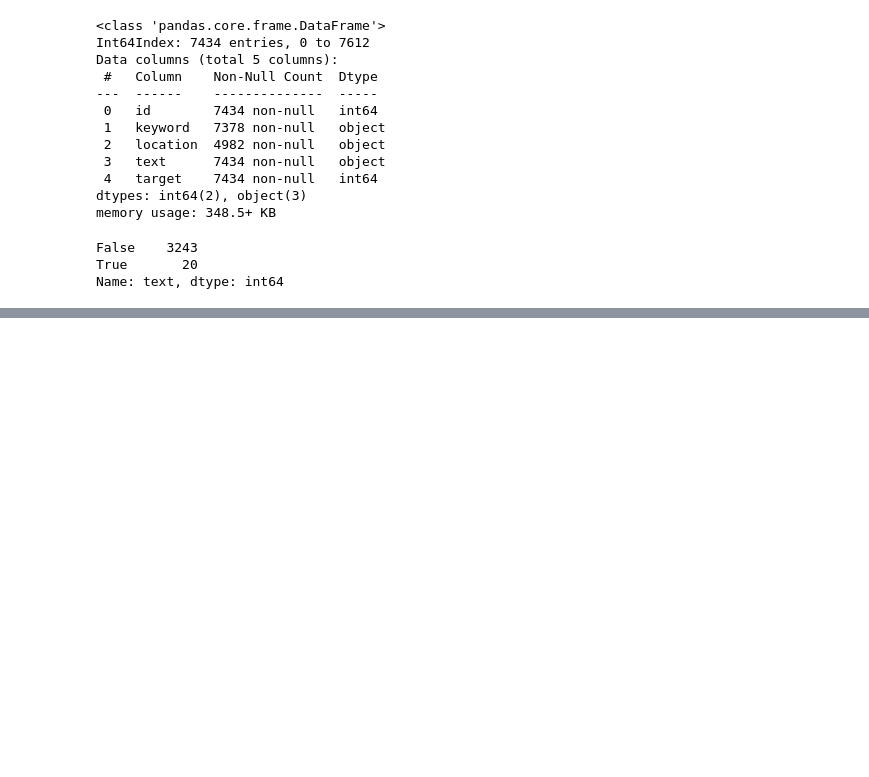
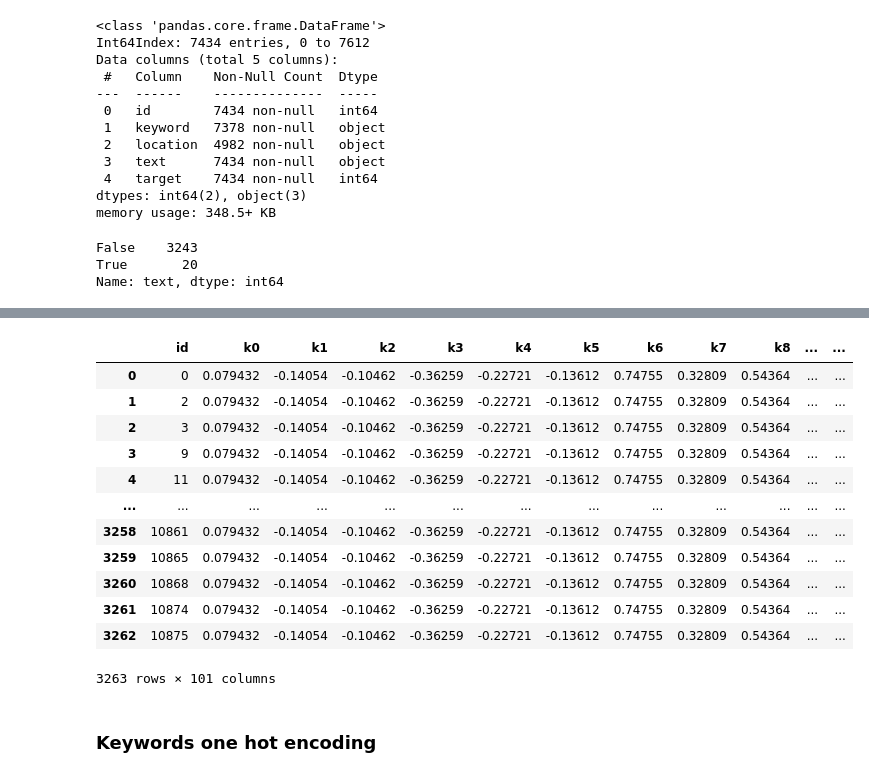
Before and after one commit to milemarchese/OrganizacionDeDatos, a Jupyter notebook: TP2/FeatureEngineering.ipynb, the cells around one changed output, grey strips where cells are left out. Saved outputs shown, nothing was run; the diff lists cells and outputs as text; code cells hidden in the pictures; blank space fills up the shorter version.

```diff
--- a/TP2/FeatureEngineering.ipynb
+++ b/TP2/FeatureEngineering.ipynb
@@ -294,0 +280,17 @@ def point_to_list(point):
+# %%
+keywords_merge_test = test.merge(keyword_vectors, how='left').drop(columns=['keyword', 'location', 'text'])
+keywords_merge_test
+# %% [output]
+|  | id | k0 | k1 | k2 | k3 | k4 | k5 | k6 | k7 | k8 | ... | ... |
+| 0 | 0 | 0.079432 | -0.14054 | -0.10462 | -0.36259 | -0.22721 | -0.13612 | 0.74755 | 0.32809 | 0.54364 | ... | ... |
+| 1 | 2 | 0.079432 | -0.14054 | -0.10462 | -0.36259 | -0.22721 | -0.13612 | 0.74755 | 0.32809 | 0.54364 | ... | ... |
+| 2 | 3 | 0.079432 | -0.14054 | -0.10462 | -0.36259 | -0.22721 | -0.13612 | 0.74755 | 0.32809 | 0.54364 | ... | ... |
+| 3 | 9 | 0.079432 | -0.14054 | -0.10462 | -0.36259 | -0.22721 | -0.13612 | 0.74755 | 0.32809 | 0.54364 | ... | ... |
+| 4 | 11 | 0.079432 | -0.14054 | -0.10462 | -0.36259 | -0.22721 | -0.13612 | 0.74755 | 0.32809 | 0.54364 | ... | ... |
+| ... | ... | ... | ... | ... | ... | ... | ... | ... | ... | ... | ... | ... |
+| 3258 | 10861 | 0.079432 | -0.14054 | -0.10462 | -0.36259 | -0.22721 | -0.13612 | 0.74755 | 0.32809 | 0.54364 | ... | ... |
+| 3259 | 10865 | 0.079432 | -0.14054 | -0.10462 | -0.36259 | -0.22721 | -0.13612 | 0.74755 | 0.32809 | 0.54364 | ... | ... |
+| 3260 | 10868 | 0.079432 | -0.14054 | -0.10462 | -0.36259 | -0.22721 | -0.13612 | 0.74755 | 0.32809 | 0.54364 | ... | ... |
+| 3261 | 10874 | 0.079432 | -0.14054 | -0.10462 | -0.36259 | -0.22721 | -0.13612 | 0.74755 | 0.32809 | 0.54364 | ... | ... |
+| 3262 | 10875 | 0.079432 | -0.14054 | -0.10462 | -0.36259 | -0.22721 | -0.13612 | 0.74755 | 0.32809 | 0.54364 | ... | ... |
+3263 rows × 101 columns
@@ -294,0 +301,2 @@ def point_to_list(point):
+# %% [markdown]
+### Keywords one hot encoding
```
Also changed, not shown: parts of 86 cells of this notebook, 9 other files.
